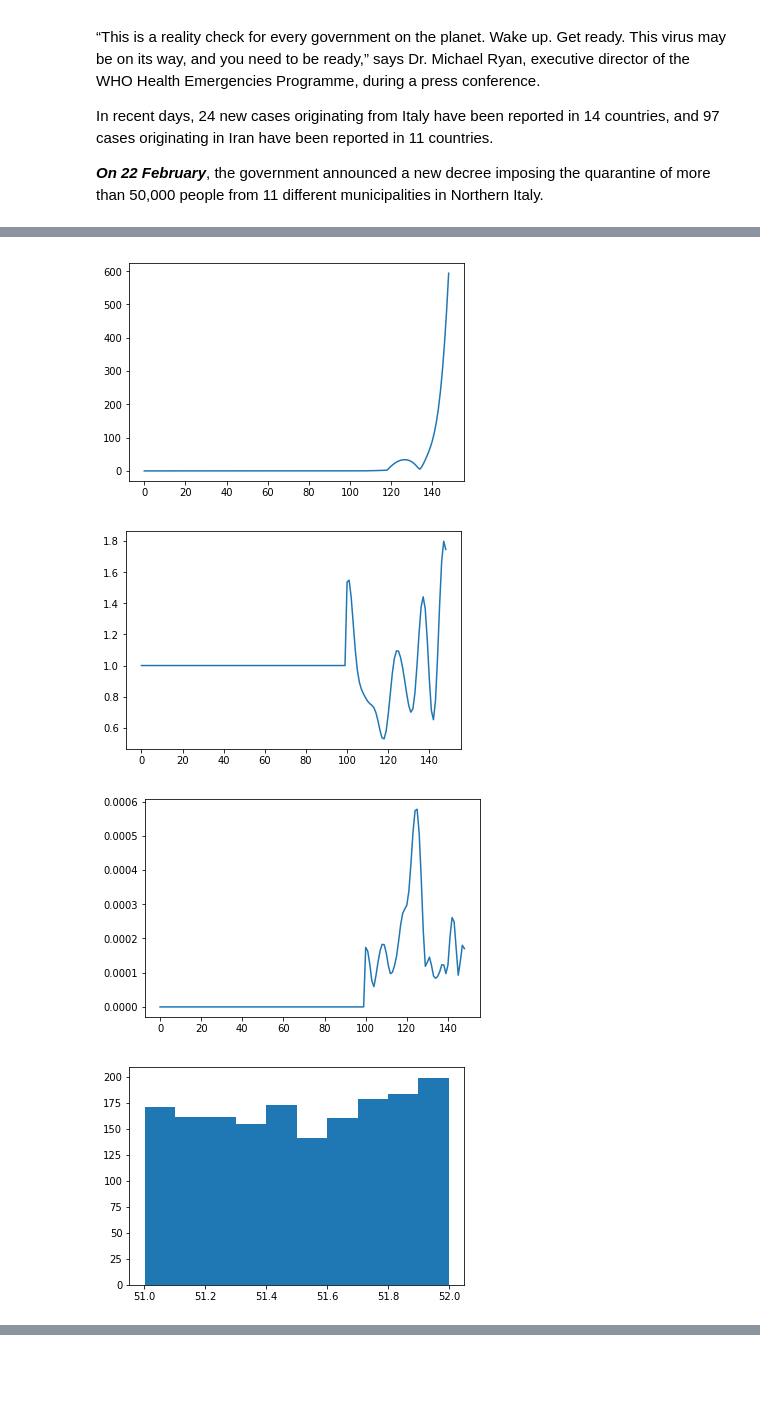
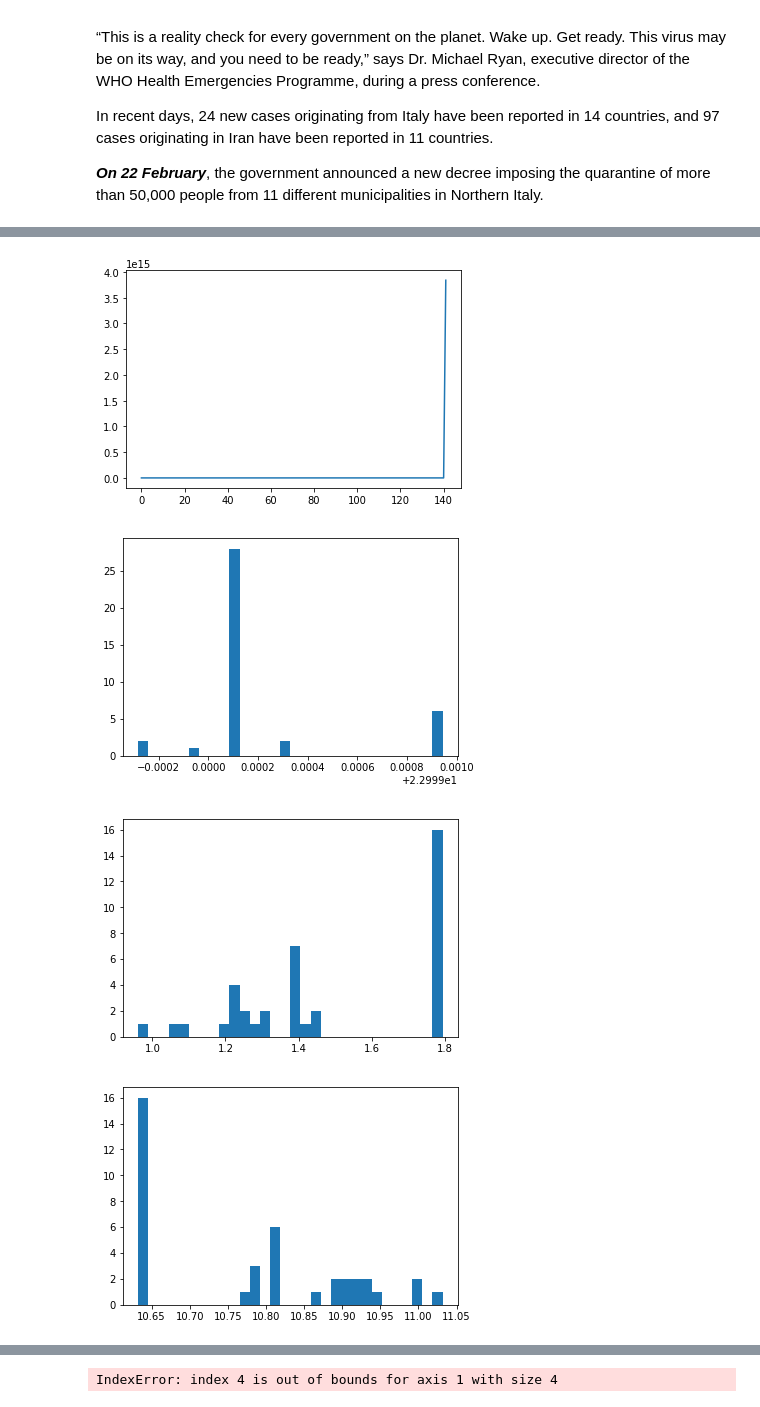
Before and after one commit to AndreasFinke/mcmc, a Jupyter notebook: notebooks/covid.ipynb, the cells around one changed output, grey strips where cells are left out. Saved outputs shown, nothing was run; the diff lists cells and outputs as text; code cells hidden in the pictures; blank space fills up the shorter version.

```diff
--- a/notebooks/covid.ipynb
+++ b/notebooks/covid.ipynb
@@ -128,34 +342,37 @@ plt.plot(chain.getMean("capacity"))
 # %%
 
 
 plt.plot()
 plt.plot(np.var(chain.getSamples("dead"),0)**(0.5))
 plt.show()
 
-plt.plot(chain.getMean("behavior"))
+# pcf = lambda disvals: np.piecewise(time_all, [time_all < discontdays[0] ] + [ np.logical_and(discontdays[i] <= time_all, time_all < discontdays[i+1]) for i in np.arange(discontdays.size-1)] + [time_all >= discontdays[-1]], [1] + list(disvals))
+
+
+
+# plt.plot(time_all, steps)
+# plt.plot(time_all, chain.getMean("behavior"))
+# plt.plot(time_all, steps*chain.getMean("behavior"))
+# plt.show()
+
+plt.hist(chain.getSamples("delay"),30)
 plt.show()
-
-plt.plot(np.var(chain.getSamples("behavior"),0)**(0.5))
+plt.hist(chain.getSamples("betaMild"),30)
 plt.show()
-
-plt.hist(chain.getSamples("delay"))
+plt.hist(chain.getSamples("betaHigh"),30)
 plt.show()
-plt.hist(chain.getSamples("betaMild"))
+plt.hist(chain.getSamples("discontinuousVals")[:,0],30)
 plt.show()
-plt.hist(chain.getSamples("betaHigh"))
+plt.hist(chain.getSamples("discontinuousVals")[:,1],30)
 plt.show()
-plt.hist(chain.getSamples("discontinuousVals")[:,0])
+plt.hist(chain.getSamples("discontinuousVals")[:,2],30)
 plt.show()
-plt.hist(chain.getSamples("discontinuousVals")[:,1])
+plt.hist(chain.getSamples("discontinuousVals")[:,3],30)
 plt.show()
-plt.hist(chain.getSamples("discontinuousVals")[:,2])
+plt.hist(chain.getSamples("discontinuousVals")[:,4],30)
 plt.show()
-plt.hist(chain.getSamples("discontinuousVals")[:,3])
-plt.show()
-plt.hist(chain.getSamples("discontinuousVals")[:,4])
-plt.show()
 # %% [output]
-[figure, old version]
+[figure, new version]
-[figure, old version]
+[figure, new version]
-[figure, old version]
+[figure, new version]
-[figure, old version]
+[figure, new version]
@@ -169 +383,2 @@ plt.show()
+IndexError: index 4 is out of bounds for axis 1 with size 4
 # %%
```
Also changed, not shown: parts of 17 cells of this notebook, 3 other files.
